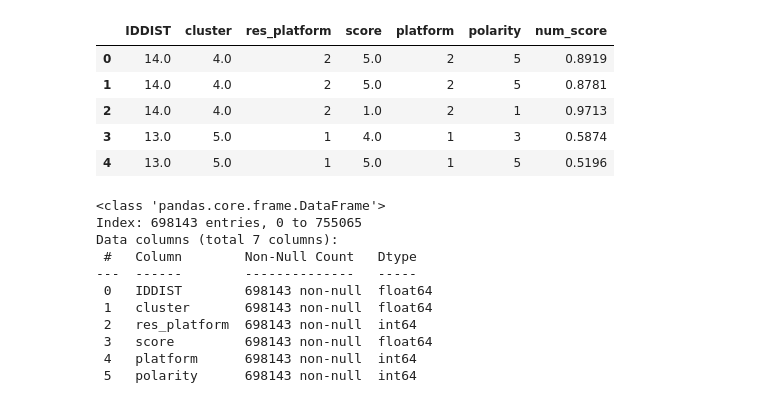
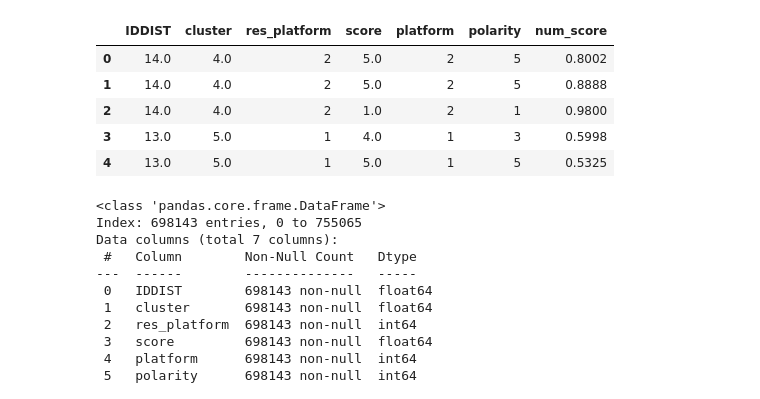
Before and after one commit to KokeRojo/tfm, a Jupyter notebook: 6-Modelado_NN.ipynb, the cells around one changed output. Cells and saved outputs as stored; diff of their text form; code cells hidden in the pictures.

```diff
--- a/6-Modelado_NN.ipynb
+++ b/6-Modelado_NN.ipynb
@@ -2,15 +2,15 @@
 import pandas as pd
 import numpy as np
 # %%
-df_final = pd.read_csv('./data/datosprocesados1.csv', delimiter=',', decimal='.', encoding='UTF-8')
+df_final = pd.read_csv('./data/datosprocesados2.csv', delimiter=',', decimal='.', encoding='UTF-8')
 df_final.head()
 # %% [output]
 |  | IDDIST | cluster | res_platform | score | platform | polarity | num_score |
-| 0 | 14.0 | 4.0 | 2 | 5.0 | 2 | 5 | 0.8919 |
-| 1 | 14.0 | 4.0 | 2 | 5.0 | 2 | 5 | 0.8781 |
-| 2 | 14.0 | 4.0 | 2 | 1.0 | 2 | 1 | 0.9713 |
-| 3 | 13.0 | 5.0 | 1 | 4.0 | 1 | 3 | 0.5874 |
-| 4 | 13.0 | 5.0 | 1 | 5.0 | 1 | 5 | 0.5196 |
+| 0 | 14.0 | 4.0 | 2 | 5.0 | 2 | 5 | 0.8002 |
+| 1 | 14.0 | 4.0 | 2 | 5.0 | 2 | 5 | 0.8888 |
+| 2 | 14.0 | 4.0 | 2 | 1.0 | 2 | 1 | 0.9800 |
+| 3 | 13.0 | 5.0 | 1 | 4.0 | 1 | 3 | 0.5998 |
+| 4 | 13.0 | 5.0 | 1 | 5.0 | 1 | 5 | 0.5325 |
 # %%
 df_final = df_final.dropna(subset=['IDDIST', 'cluster'])
 df_final = df_final.dropna()
```
Also changed, not shown: parts of 1 cell of this notebook, 2 other files.
